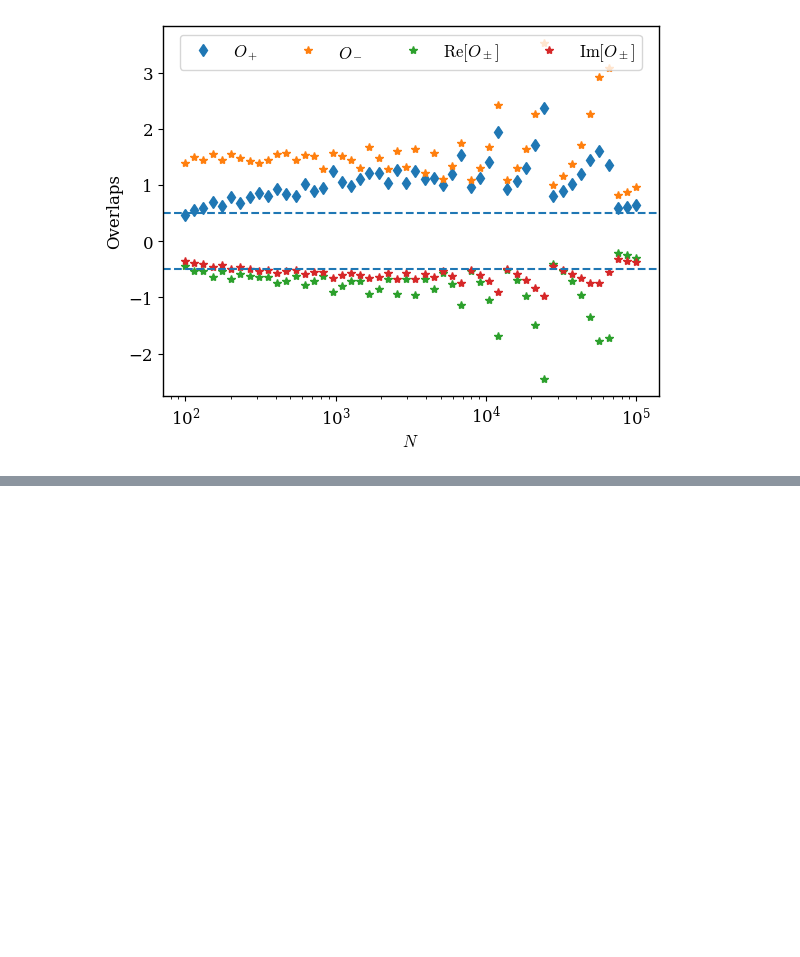
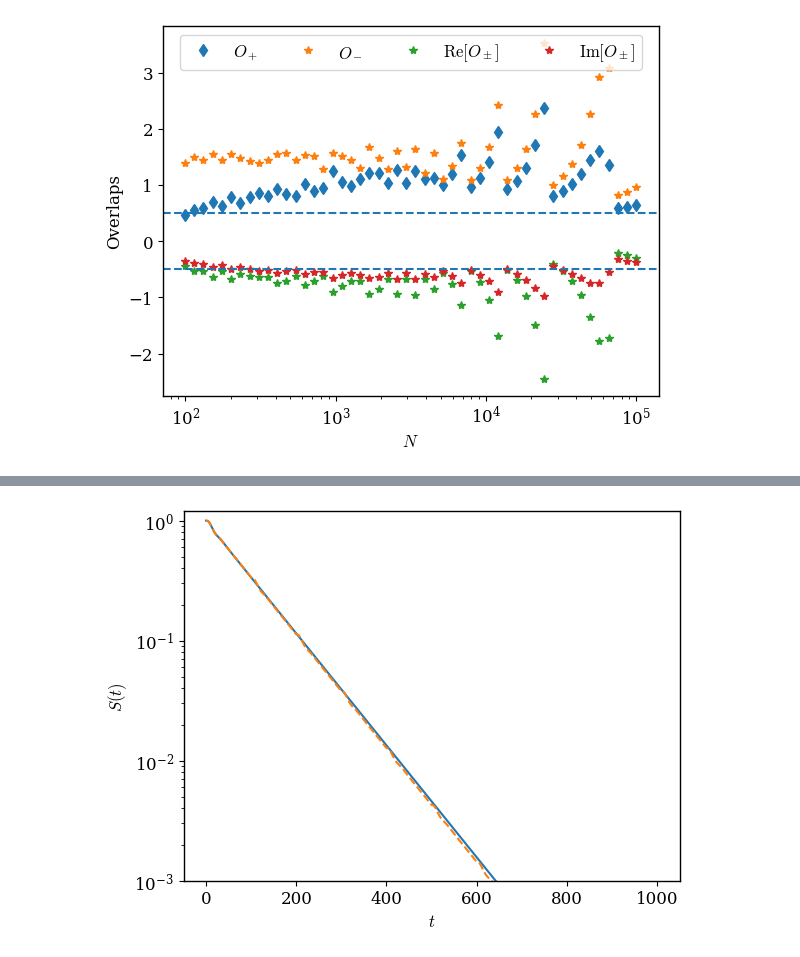
Before and after one commit to sayanr5834/non-Hermitian_QS, a Jupyter notebook: NH_optimization.ipynb, the cells around one changed output, grey strips where cells are left out. Cells and saved outputs as stored; diff of their text form; code cells hidden in the pictures; blank space fills up the shorter version.

```diff
--- a/NH_optimization.ipynb
+++ b/NH_optimization.ipynb
@@ -635,0 +921,17 @@ plt.show()
+# %%
+times = np.linspace(0,Tcutoff,int(Tcutoff/dt))
+
+
+plt.plot(times,s_prob_reset_Ndim )
+plt.plot(times,s_prob_reset_2dim, '--' )
+
+plt.xlabel(r"$t$")
+plt.ylabel(r"$S(t)$")
+
+plt.ylim(0.001,1.2)
+plt.yscale('log')
+
+
+plt.show()
+# %% [output]
+[figure, added]
```
Also changed, not shown: parts of 27 cells of this notebook.
